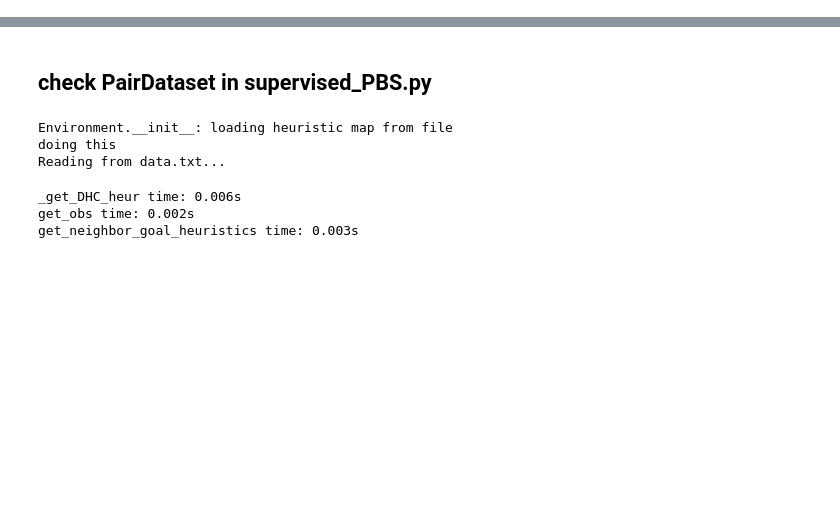
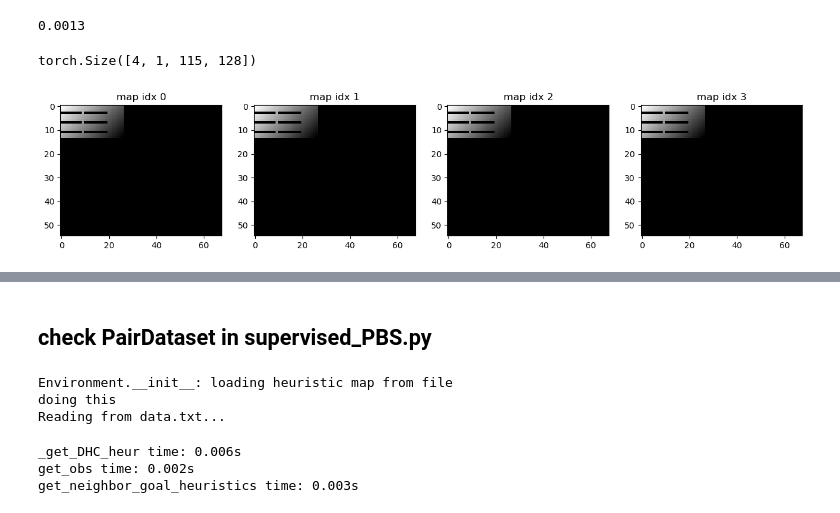
Before and after one commit to ervsam/congenial-lamp, a Jupyter notebook: DELETE.ipynb, the cells around one changed output, grey strips where cells are left out. Cells and saved outputs as stored; diff of their text form; code cells hidden in the pictures; blank space fills up the shorter version.

```diff
--- a/DELETE.ipynb
+++ b/DELETE.ipynb
@@ -0,0 +550,80 @@
+# %%
+from torch.nn.utils.rnn import pad_sequence
+
+batch_size = 2
+fov = 81
+
+neigh_list = (neighbor_features, neighbor_features)
+neigh_batch = list(neigh_list)
+# neigh_coords_batch = list(neigh_coords_list)
+# neigh_coords_batch = [element for sublist in neigh_coords_list for element in sublist]
+
+s = time.time()
+
+# all_neighbor_patches = []
+# for neighbor_patches in neigh_batch:
+#     # Agent A then B
+#     for side in (0, 1):
+#         all_neighbor_patches.append(neighbor_patches[side])
+
+# padded_neighbors = pad_sequence(all_neighbor_patches, batch_first=True, padding_value=0.0)
+
+flat_patches = [patch
+                for neighbor_patches in neigh_batch
+                for patch in neighbor_patches]        # single list comprehension
+padded_neighbors = pad_sequence(flat_patches,
+                                batch_first=True,
+                                padding_value=0.0)
+
+print(f"{time.time() - s:.04f}")
+
+
+# reshape back to (batch_size, 2, max_neighbors, 1, fov, fov)
+total_agents, max_neighbors, _, _, _ = padded_neighbors.shape
+neigh_batch = padded_neighbors.view(batch_size, 2, max_neighbors, 1, fov, fov)
+# %% [output]
+0.0013
+# %%
+env._padded_maps[[0,1,2,3]].shape
+# %% [output]
+torch.Size([4, 1, 115, 128])
+# %%
+import numpy as np
+import matplotlib.pyplot as plt
+
+# pick the indices you want
+idxs = [0, 1, 2, 3]
+
+# assume env._padded_maps is a CPU torch.Tensor of shape (G,1,H',W')
+# pull out the 2D maps and crop them to your fov window
+maps = env._padded_maps[idxs, 0]                # → shape (N, H', W')
+patches = maps[:, x : x+fov, y : y+fov]         # → shape (N, fov, fov)
+
+# to NumPy for masking
+patches_np = patches.numpy()                    # (N, fov, fov)
+mask = np.isfinite(patches_np)                  # True where < inf
+
+# set invalid entries to NaN so that nanmin/nanmax ignore them
+patches_nan = patches_np.copy()
+patches_nan[~mask] = np.nan
+
+# compute per-patch min/max in one call
+mins = np.nanmin(patches_nan, axis=(1,2))       # (N,)
+maxs = np.nanmax(patches_nan, axis=(1,2))       # (N,)
+
+# guard against all-inf windows
+maxs = np.where(np.isfinite(maxs), maxs, 1.0)
+mins = np.where(np.isfinite(mins), mins, 0.0)
+
+# normalize and fill invalid back to 1
+normed = (patches_np - mins[:,None,None]) / (maxs[:,None,None] - mins[:,None,None] + 1e-12)
+normed[~mask] = 1.0                              # shape still (N, fov, fov)
+
+# now plot them
+fig, axs = plt.subplots(1, len(idxs), figsize=(4*len(idxs),4))
+for i, ax in enumerate(axs):
+    ax.imshow(normed[i], cmap='gray_r')
+    ax.set_title(f"map idx {idxs[i]}")
+plt.show()
+# %% [output]
+[figure, added]
```
Also changed, not shown: parts of 23 cells of this notebook, 5 other files.
